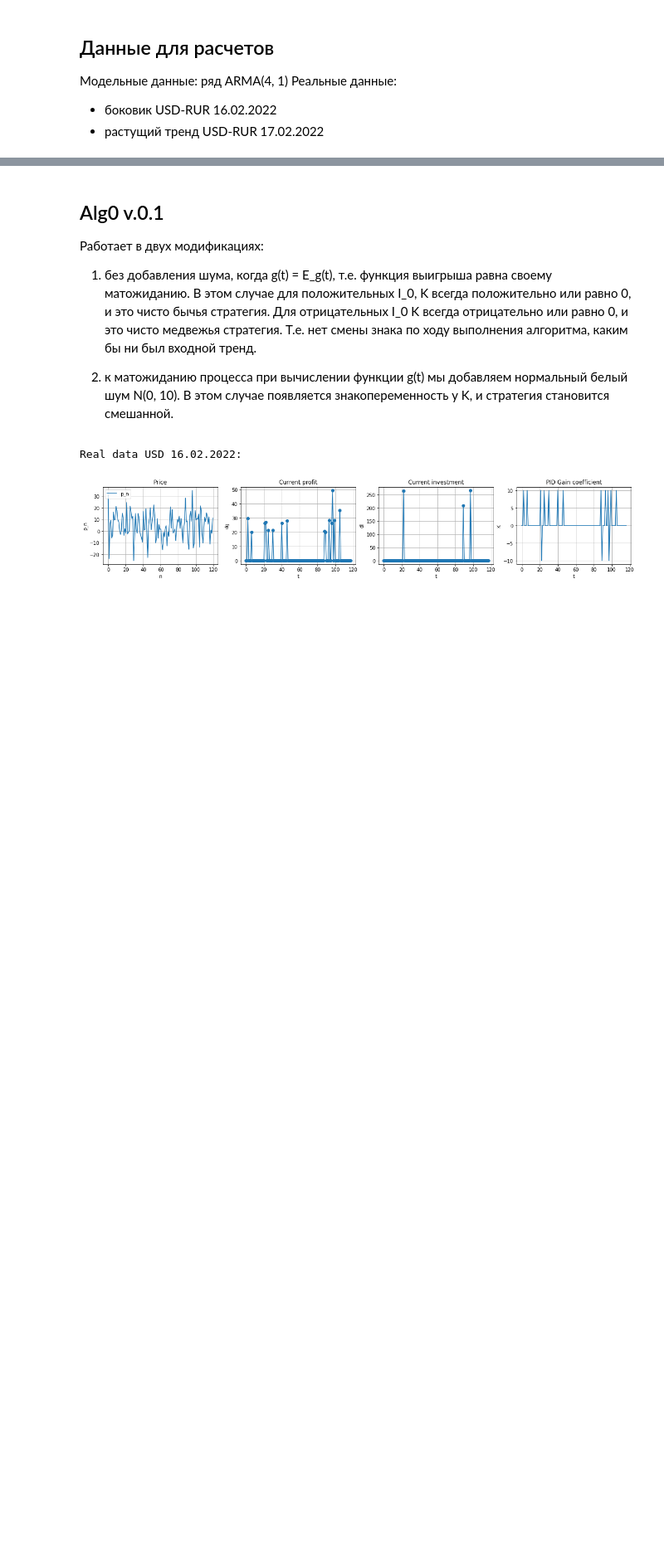
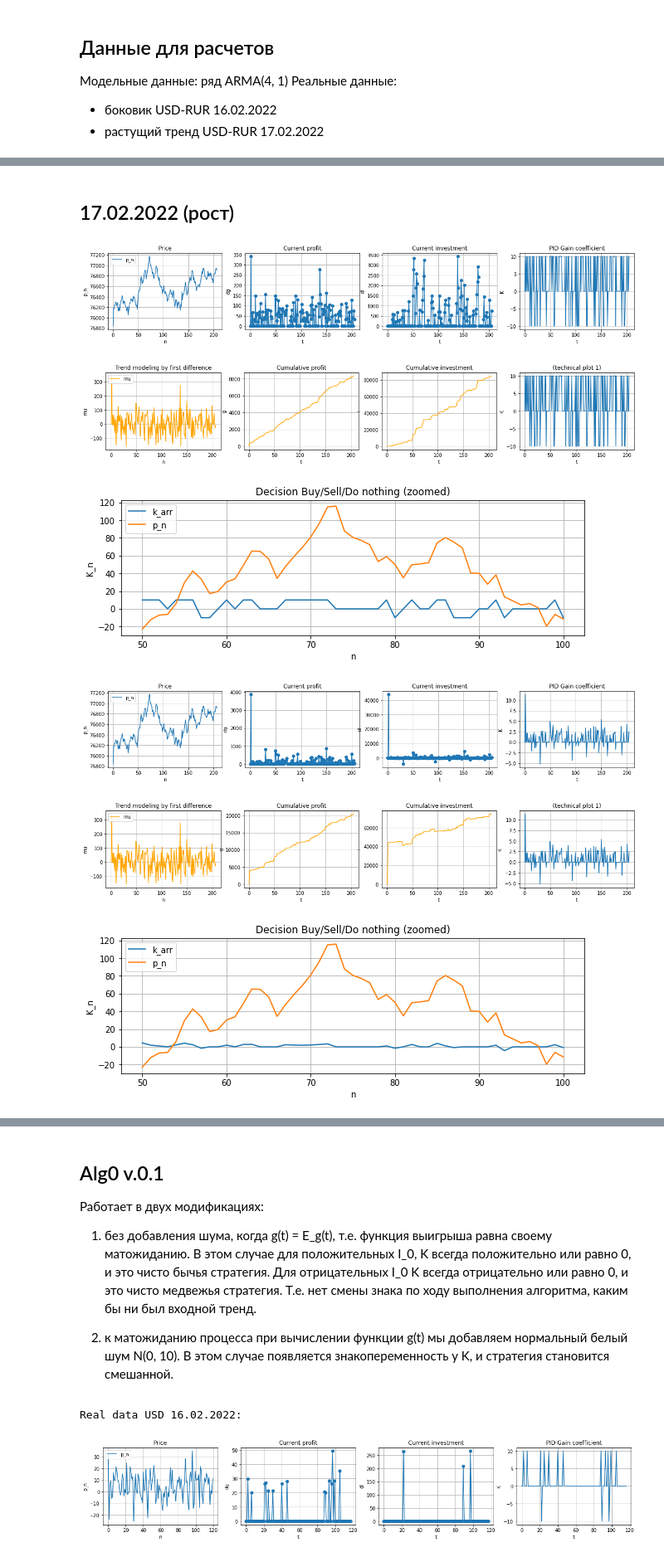
Before and after one commit to vadimvshepelev/test-alg, a Jupyter notebook: simple-pid.ipynb, the cells around one changed output, grey strips where cells are left out. Shown at 83% size. Cells and saved outputs as stored; diff of their text form; code cells hidden in the pictures; blank space fills up the shorter version.

```diff
--- a/simple-pid.ipynb
+++ b/simple-pid.ipynb
@@ -374,0 +412,12 @@ plt.show()
+# %% [markdown]
+## 17.02.2022 (рост)
+# %%
+alg.calc_alg0(p_arr_growth, mu_arr_growth, 1.)
+alg.calc_alg2(p_arr_growth, mu_arr_growth, 1.)
+# %% [output]
+[figure, added]
+[figure, added]
+[figure, added]
+[figure, added]
+[figure, added]
+[figure, added]
```
Also changed, not shown: parts of 10 cells of this notebook, 2 other files.
